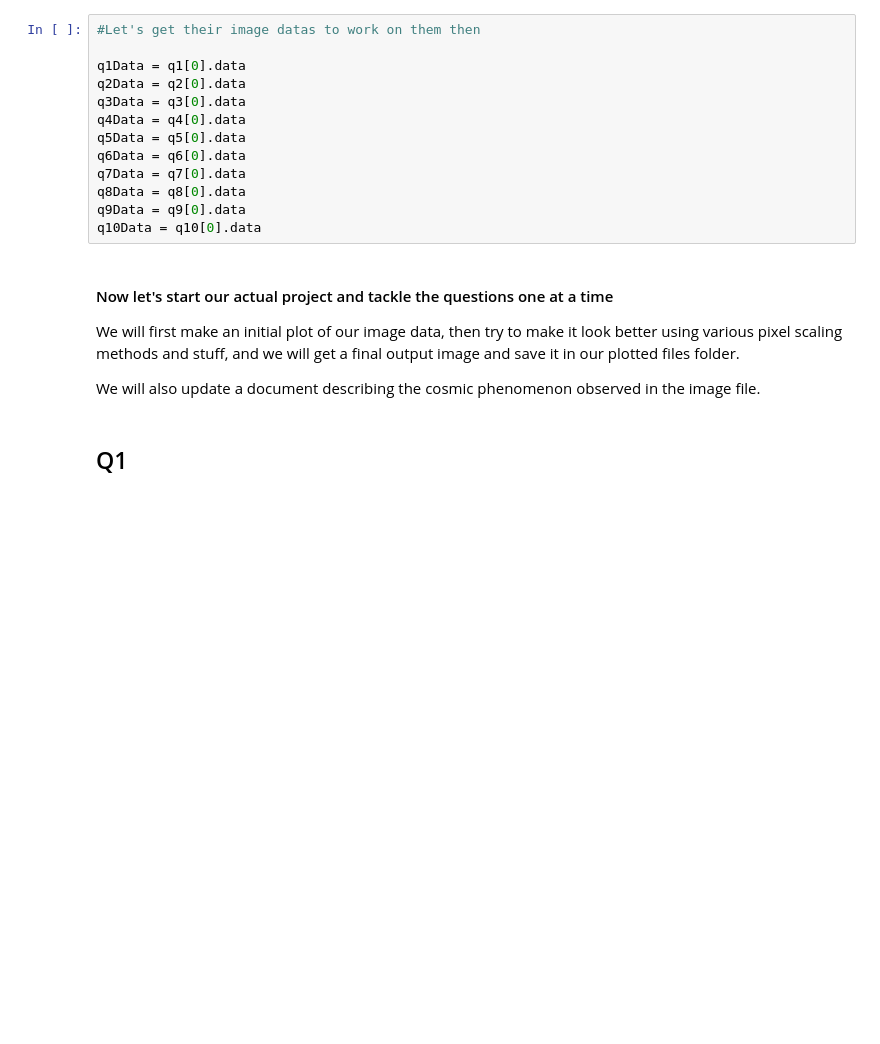
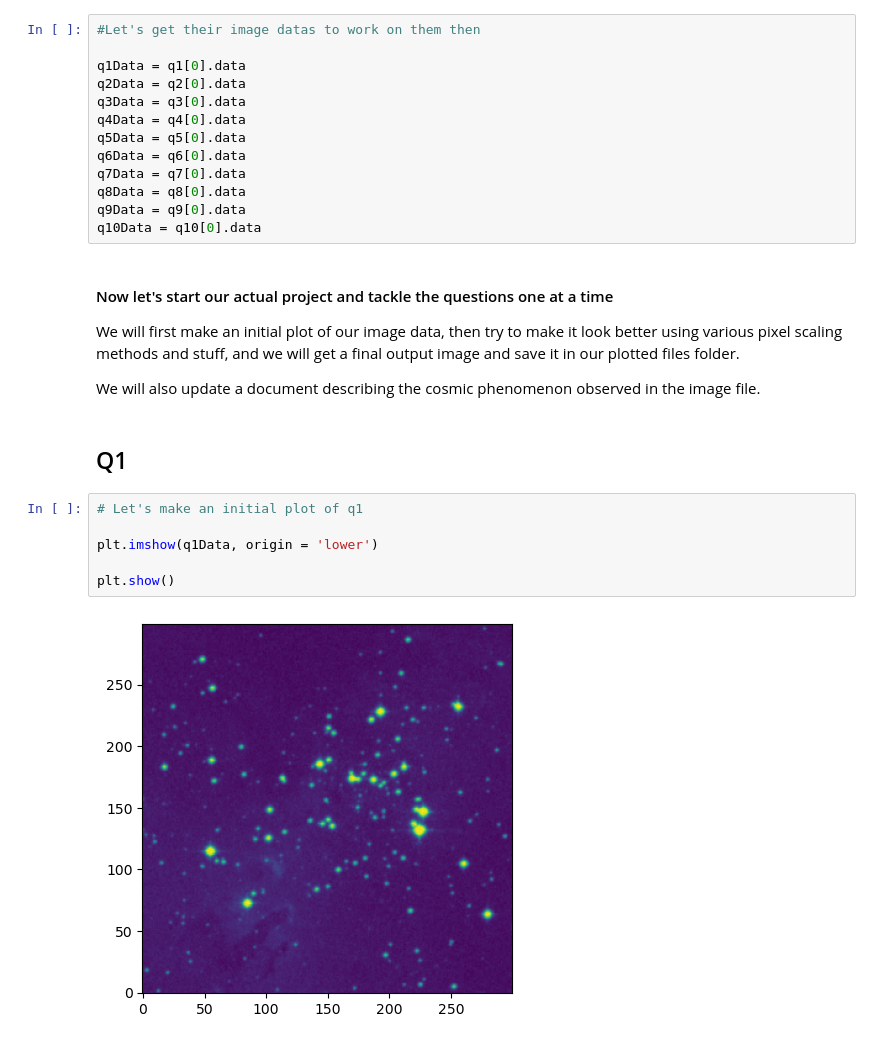
Before and after one commit to bestboybest/OlympusTech3.0--AstroGoodBoy, a Jupyter notebook: Task1/AstroGoodBoy_notebook_FITS.ipynb, the cells around one changed output. Saved outputs shown, nothing was run; the diff lists cells and outputs as text; blank space fills up the shorter version.

```diff
--- a/Task1/AstroGoodBoy_notebook_FITS.ipynb
+++ b/Task1/AstroGoodBoy_notebook_FITS.ipynb
@@ -72,3 +73,11 @@ We will first make an initial plot of our image data, then try to make it look b
 We will also update a document describing the cosmic phenomenon observed in the image file.
 # %% [markdown]
 ## Q1
+# %%
+# Let's make an initial plot of q1
+
+plt.imshow(q1Data, origin = 'lower')
+
+plt.show()
+# %% [output]
+[figure, added]
```
Also changed, not shown: parts of 6 cells of this notebook.
